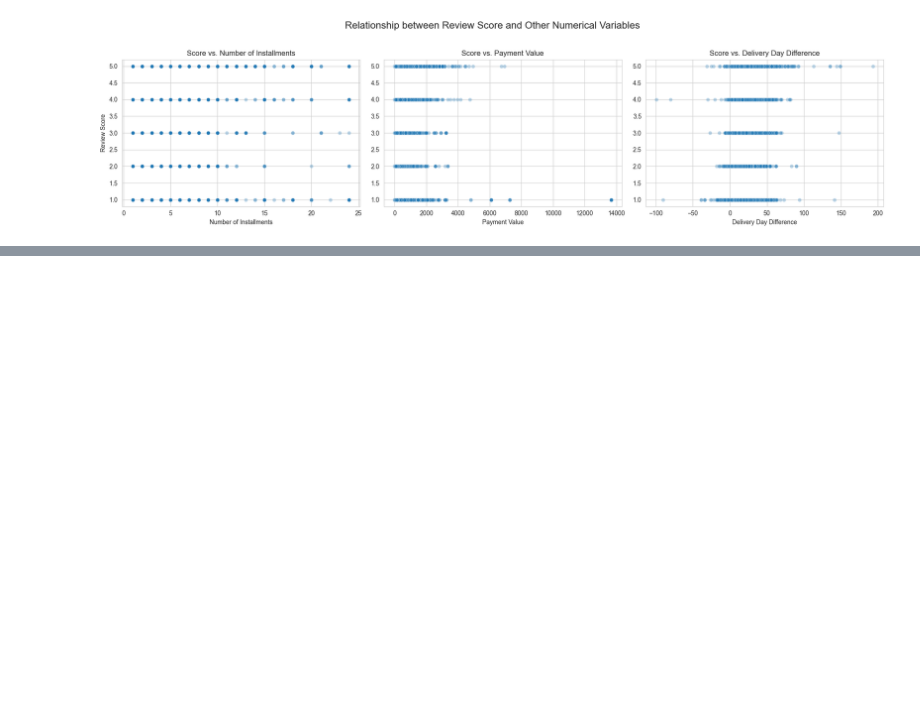
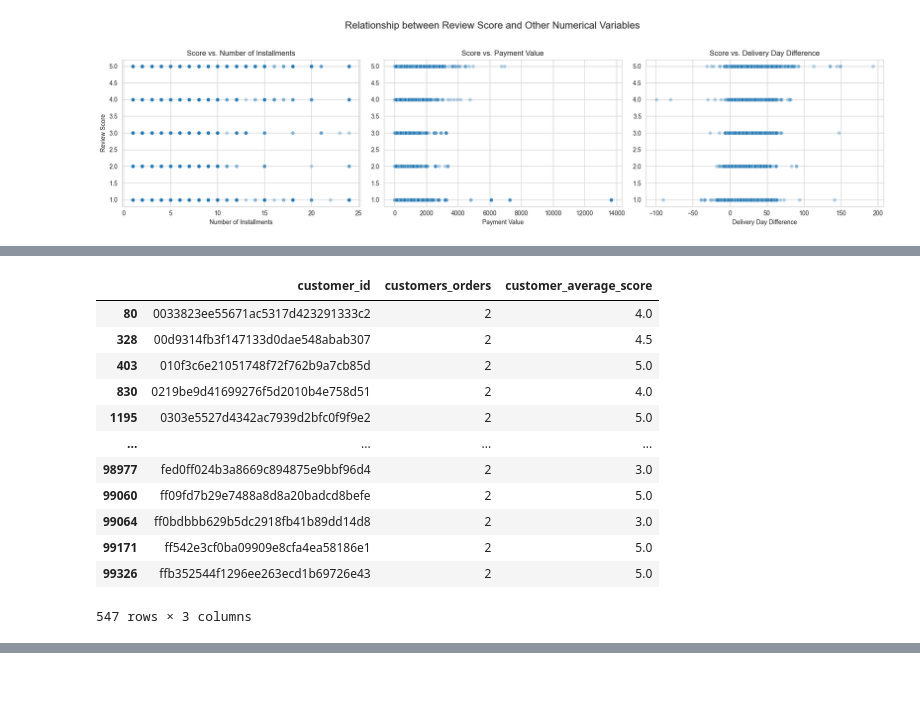
Before and after one commit to ItalloLinhares/Olist-E-Commerce-Data-Analysis, a Jupyter notebook: Olist_Projeto_Analise_de_Dados.ipynb, the cells around one changed output, grey strips where cells are left out. Cells and saved outputs as stored; diff of their text form; code cells hidden in the pictures; blank space fills up the shorter version.

```diff
--- a/Olist_Projeto_Analise_de_Dados.ipynb
+++ b/Olist_Projeto_Analise_de_Dados.ipynb
@@ -795,0 +828,21 @@ plt.show()
+# %%
+customers_orders_scores = orders_customers_score.groupby('customer_id').agg(
+    customers_orders=('order_id', 'count'),
+    customer_average_score=('review_score', 'mean')
+).reset_index()
+
+customers_orders_scores.head()
+# %% [output]
+|  | customer_id | customers_orders | customer_average_score |
+| 80 | 0033823ee55671ac5317d423291333c2 | 2 | 4.0 |
+| 328 | 00d9314fb3f147133d0dae548abab307 | 2 | 4.5 |
+| 403 | 010f3c6e21051748f72f762b9a7cb85d | 2 | 5.0 |
+| 830 | 0219be9d41699276f5d2010b4e758d51 | 2 | 4.0 |
+| 1195 | 0303e5527d4342ac7939d2bfc0f9f9e2 | 2 | 5.0 |
+| ... | ... | ... | ... |
+| 98977 | fed0ff024b3a8669c894875e9bbf96d4 | 2 | 3.0 |
+| 99060 | ff09fd7b29e7488a8d8a20badcd8befe | 2 | 5.0 |
+| 99064 | ff0bdbbb629b5dc2918fb41b89dd14d8 | 2 | 3.0 |
+| 99171 | ff542e3cf0ba09909e8cfa4ea58186e1 | 2 | 5.0 |
+| 99326 | ffb352544f1296ee263ecd1b69726e43 | 2 | 5.0 |
+547 rows × 3 columns
```
Also changed, not shown: parts of 17 cells of this notebook.
